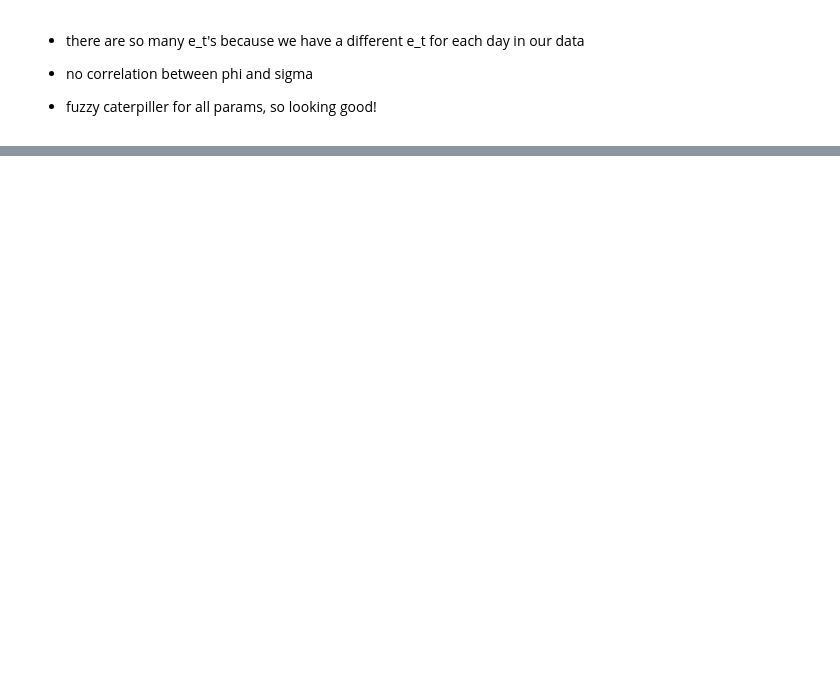
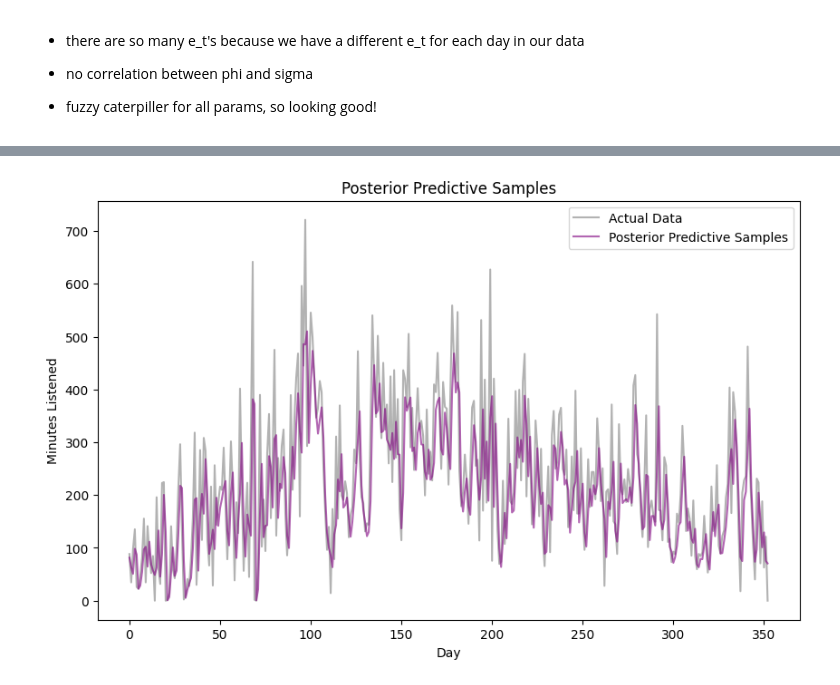
Before and after one commit to arrowboy47/415-project, a Jupyter notebook: AR1.ipynb, the cells around one changed output, grey strips where cells are left out. Drawn from its saved outputs; the diff is of its cells as text; code cells hidden in the pictures; blank space fills up the shorter version.

```diff
--- a/AR1.ipynb
+++ b/AR1.ipynb
@@ -277,0 +303,4 @@ TypeError: sample_posterior_predictive() got an unexpected keyword argument 'sam
+# %%
+# Posterior predictive sampling
+with ar1_model:
+    posterior_predictive = pm.sample_posterior_predictive(trace)
@@ -277,0 +312,28 @@ TypeError: sample_posterior_predictive() got an unexpected keyword argument 'sam
+# %%
+# extracting from xarray dataset
+# extracting samples from the xarray dataset
+plz = posterior_predictive.posterior_predictive.y.values
+
+# the indexing refers to the chain
+plz1 = plz[0] # grab the first chain
+
+plz1 # each row is a sample of a day
+
+# save to df
+plz_df = pd.DataFrame(plz1)
+
+# making new df where we can see the mean of each day
+mean = plz_df.mean(axis=0)
+mean
+
+# Plotting the posterior predictive samples
+plt.figure(figsize=(10, 6))
+plt.plot(y[1:], color='black',label='Actual Data', alpha=.3)
+plt.plot(mean, color='purple', alpha=0.6, label='Posterior Predictive Samples')
+plt.xlabel('Day')
+plt.ylabel('Minutes Listened')
+plt.title('Posterior Predictive Samples')
+plt.legend()
+plt.show()
+# %% [output]
+[figure, added]
```
Also changed, not shown: parts of 12 cells of this notebook.
